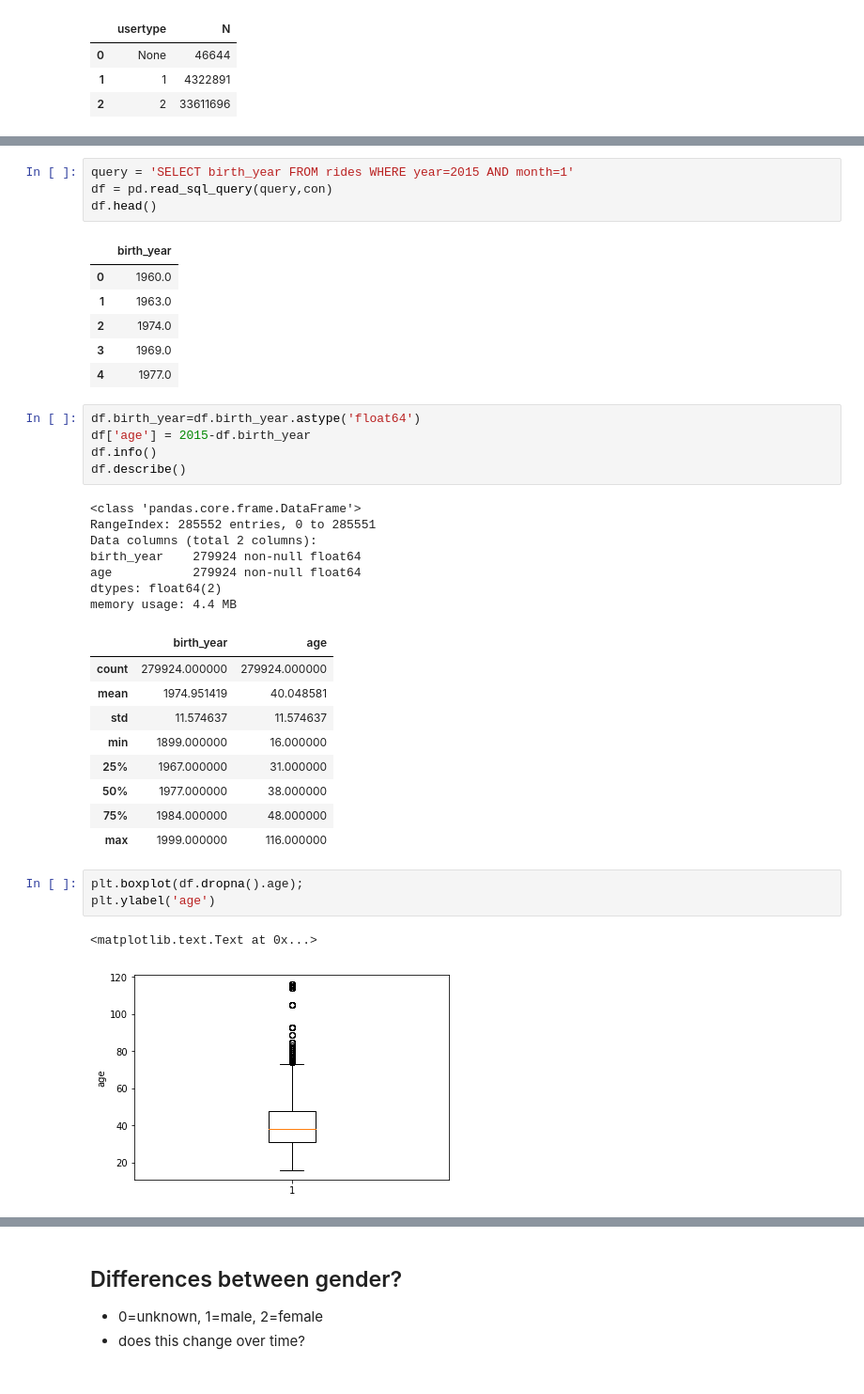
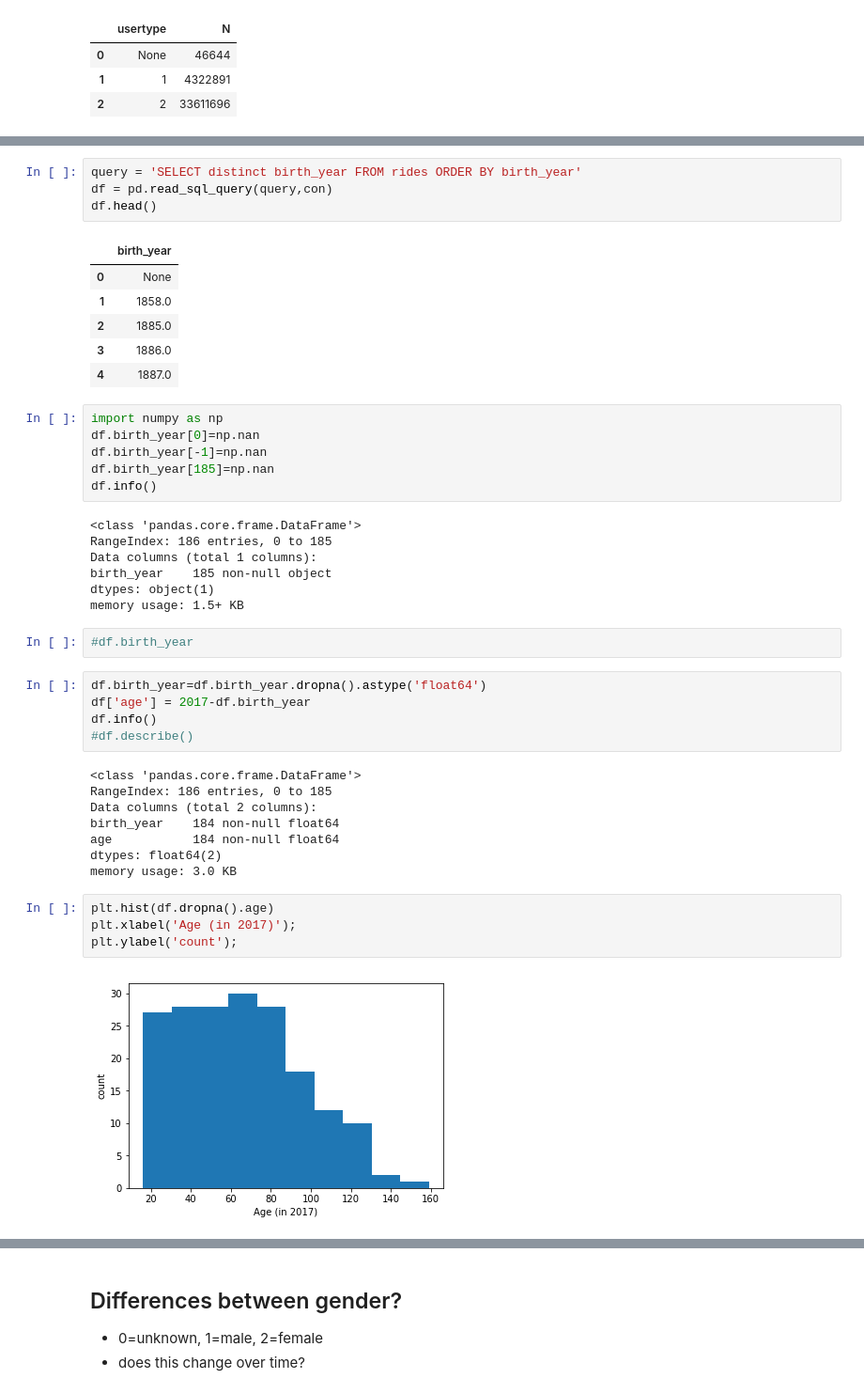
Before and after one commit to andypicke/Springboard_DataScience, a Jupyter notebook: Capstone_1/citibike_EDA.ipynb, the cells around one changed output, grey strips where cells are left out. Shown at 94% size. Drawn from its saved outputs; the diff is of its cells as text.

Commit message:
update citibike eda, data story

```diff
--- a/Capstone_1/citibike_EDA.ipynb
+++ b/Capstone_1/citibike_EDA.ipynb
@@ -382,43 +470,49 @@ See the caveats in the documentation: http://pandas.pydata.org/pandas-docs/stabl
 - Some birth years is in 1800's! Error? Probably recorded 18 instead of 19 in birth year?
 # %%
-query = 'SELECT birth_year FROM rides WHERE year=2015 AND month=1'
+query = 'SELECT distinct birth_year FROM rides ORDER BY birth_year'
 df = pd.read_sql_query(query,con)
 df.head()
 # %% [output]
 |  | birth_year |
-| 0 | 1960.0 |
-| 1 | 1963.0 |
-| 2 | 1974.0 |
-| 3 | 1969.0 |
-| 4 | 1977.0 |
+| 0 | None |
+| 1 | 1858.0 |
+| 2 | 1885.0 |
+| 3 | 1886.0 |
+| 4 | 1887.0 |
+# %%
+import numpy as np
+df.birth_year[0]=np.nan
+df.birth_year[-1]=np.nan
+df.birth_year[185]=np.nan
+df.info()
+# %% [output]
+<class 'pandas.core.frame.DataFrame'>
+RangeIndex: 186 entries, 0 to 185
+Data columns (total 1 columns):
+birth_year    185 non-null object
+dtypes: object(1)
+memory usage: 1.5+ KB
+# %%
+#df.birth_year
 # %%
-df.birth_year=df.birth_year.astype('float64')
-df['age'] = 2015-df.birth_year
+df.birth_year=df.birth_year.dropna().astype('float64')
+df['age'] = 2017-df.birth_year
 df.info()
-df.describe()
+#df.describe()
 # %% [output]
 <class 'pandas.core.frame.DataFrame'>
-RangeIndex: 285552 entries, 0 to 285551
+RangeIndex: 186 entries, 0 to 185
 Data columns (total 2 columns):
-birth_year    279924 non-null float64
-age           279924 non-null float64
+birth_year    184 non-null float64
+age           184 non-null float64
 dtypes: float64(2)
-memory usage: 4.4 MB
+memory usage: 3.0 KB
-|  | birth_year | age |
-| count | 279924.000000 | 279924.000000 |
-| mean | 1974.951419 | 40.048581 |
-| std | 11.574637 | 11.574637 |
-| min | 1899.000000 | 16.000000 |
-| 25% | 1967.000000 | 31.000000 |
-| 50% | 1977.000000 | 38.000000 |
-| 75% | 1984.000000 | 48.000000 |
-| max | 1999.000000 | 116.000000 |
 # %%
-plt.boxplot(df.dropna().age);
-plt.ylabel('age')
+plt.hist(df.dropna().age)
+plt.xlabel('Age (in 2017)');
+plt.ylabel('count');
 # %% [output]
-<matplotlib.text.Text at 0x...>
-[figure, old version]
+[figure, new version]
 # %%
 old = df.dropna().age[df.dropna().age>100]
 len(old)
```
Also changed, not shown: parts of 25 cells of this notebook, 2 other files.
